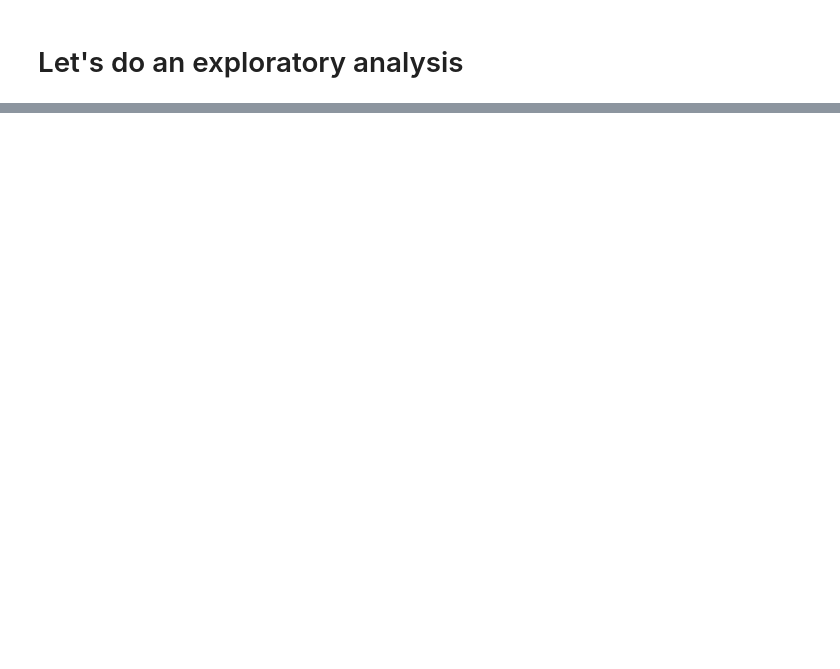
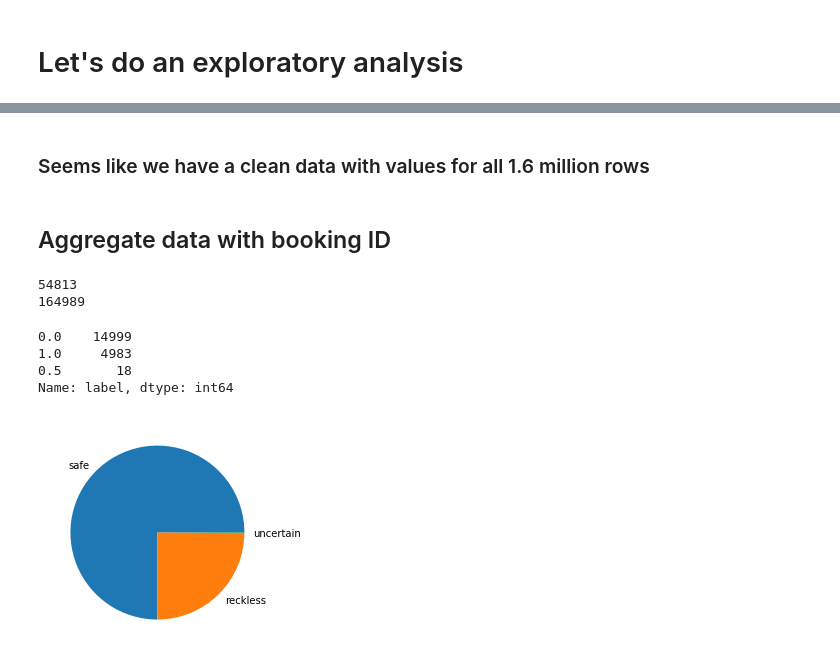
Before and after one commit to VincentTatan/GrabSafetyChallenge, a Jupyter notebook: Grab_Challenge_Python_Notebook.ipynb, the cells around one changed output, grey strips where cells are left out. Drawn from its saved outputs; the diff is of its cells as text; code cells hidden in the pictures; blank space fills up the shorter version.

```diff
--- a/Grab_Challenge_Python_Notebook.ipynb
+++ b/Grab_Challenge_Python_Notebook.ipynb
@@ -109,0 +174,6 @@ print(df_label.shape)
+# %% [markdown]
+### Seems like we have a clean data with values for all 1.6 million rows
+# %% [markdown]
+## Aggregate data with booking ID
+# %%
+df_aggregate_mean = df_merge.groupby(['bookingID']).mean()
@@ -109,0 +183,24 @@ print(df_label.shape)
+# %%
+print(df_aggregate_mean_reckless.size)
+print(df_aggregate_mean_safe.size)
+# %% [output]
+54813
+164989
+# %%
+# Import seaborn and matplotlib with matplotlib inline
+import seaborn as sns
+import matplotlib.pyplot as plt
+%matplotlib inline
+
+# Getting the count of people that leave and not
+labelcounts=df_aggregate_mean['label'].value_counts()
+print(labelcounts)
+
+# Using matplotlib pie chart and label the pie chart
+plt.pie(labelcounts,labels=['safe','reckless','uncertain']);
+# %% [output]
+0.0    14999
+1.0     4983
+0.5       18
+Name: label, dtype: int64
+[figure, added]
```
Also changed, not shown: parts of 10 cells of this notebook.
